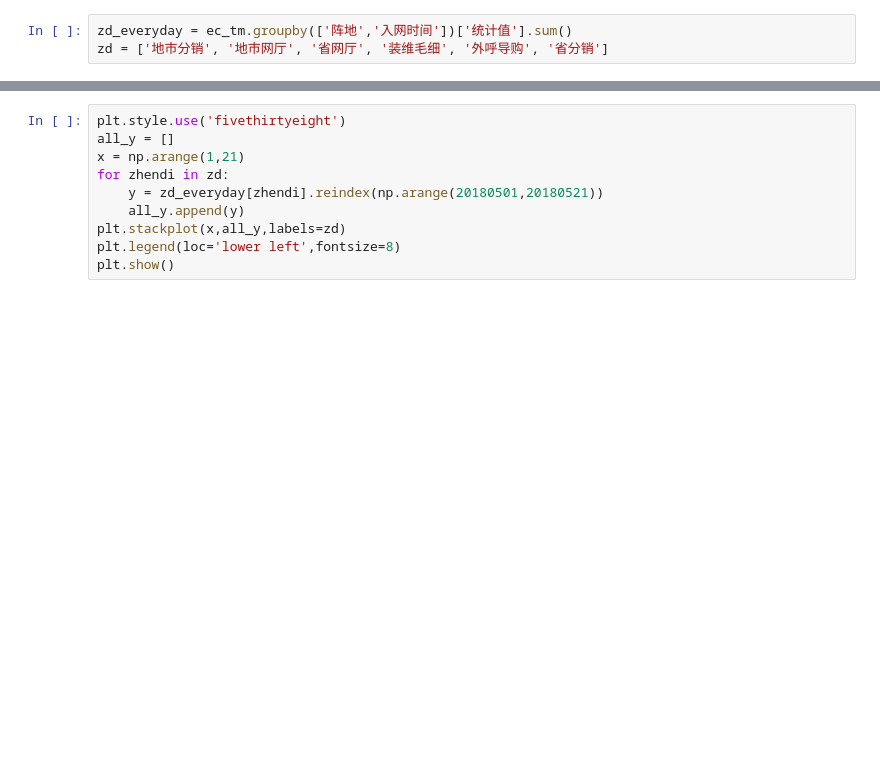
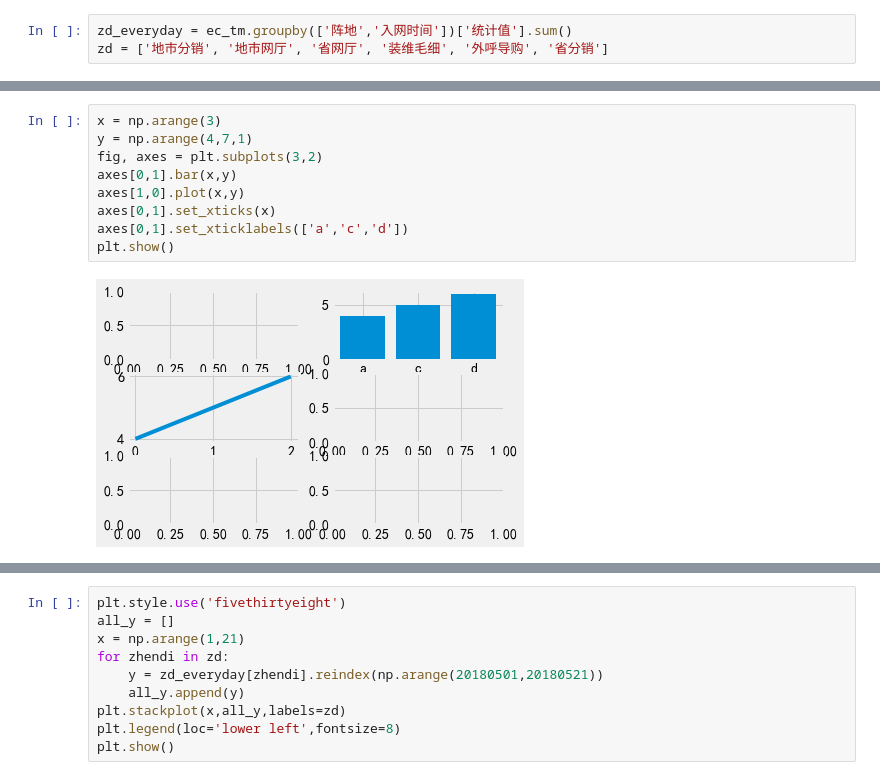
Before and after one commit to py-bin/ipynb_share, a Jupyter notebook: data_analysis/data_analysis_3.ipynb, the cells around one changed output, grey strips where cells are left out. Saved outputs shown, nothing was run; the diff lists cells and outputs as text; blank space fills up the shorter version.

```diff
--- a/data_analysis/data_analysis_3.ipynb
+++ b/data_analysis/data_analysis_3.ipynb
@@ -145,3 +170,14 @@ plt.show()
+# %%
+x = np.arange(3)
+y = np.arange(4,7,1)
+fig, axes = plt.subplots(3,2)
+axes[0,1].bar(x,y)
+axes[1,0].plot(x,y)
+axes[0,1].set_xticks(x)
+axes[0,1].set_xticklabels(['a','c','d'])
+plt.show()
+# %% [output]
+[figure, added]
 # %%
 plt.style.use('fivethirtyeight')
 #plt.style.use('ggplot')
```
Also changed, not shown: parts of 10 cells of this notebook, 1 other file.
